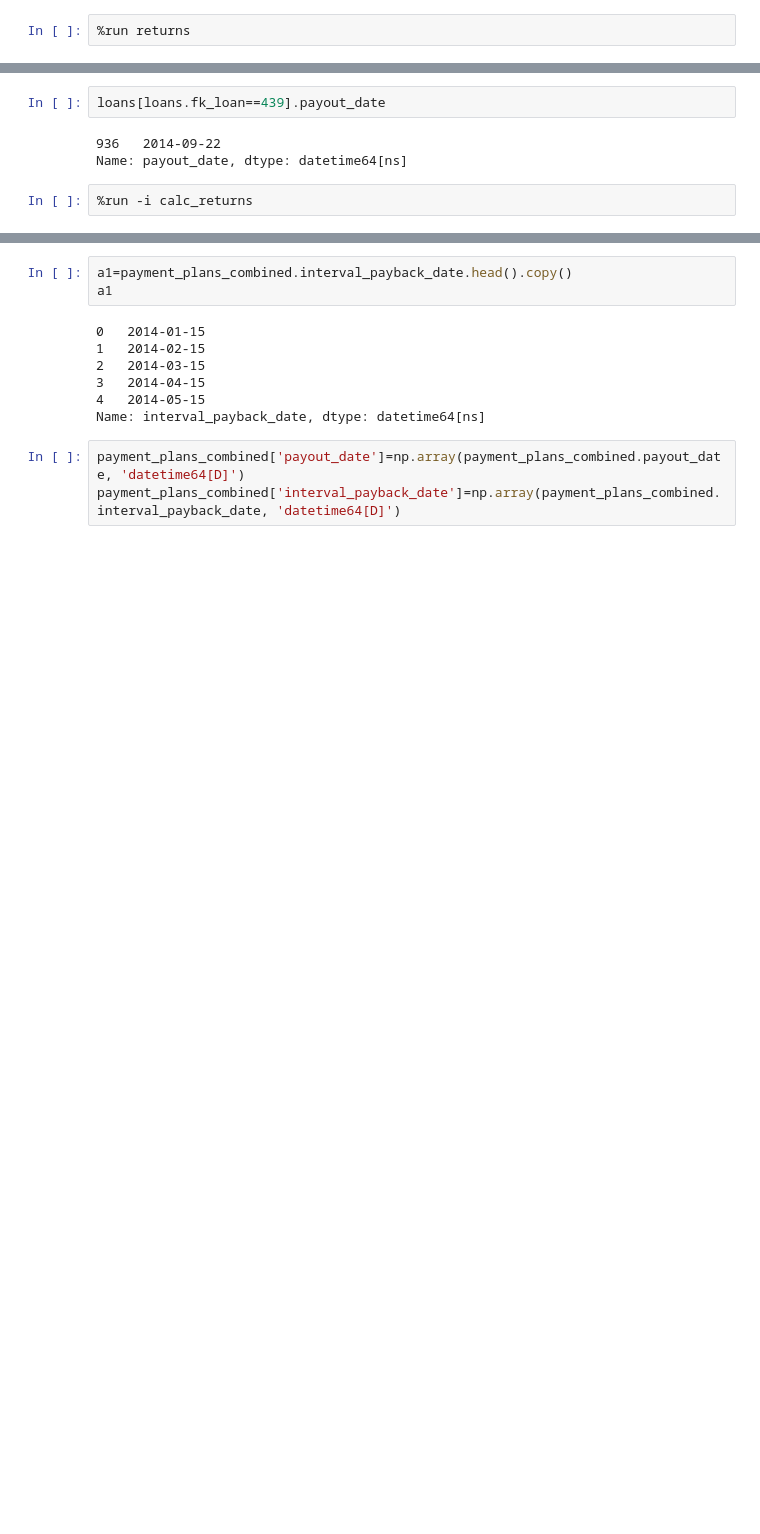
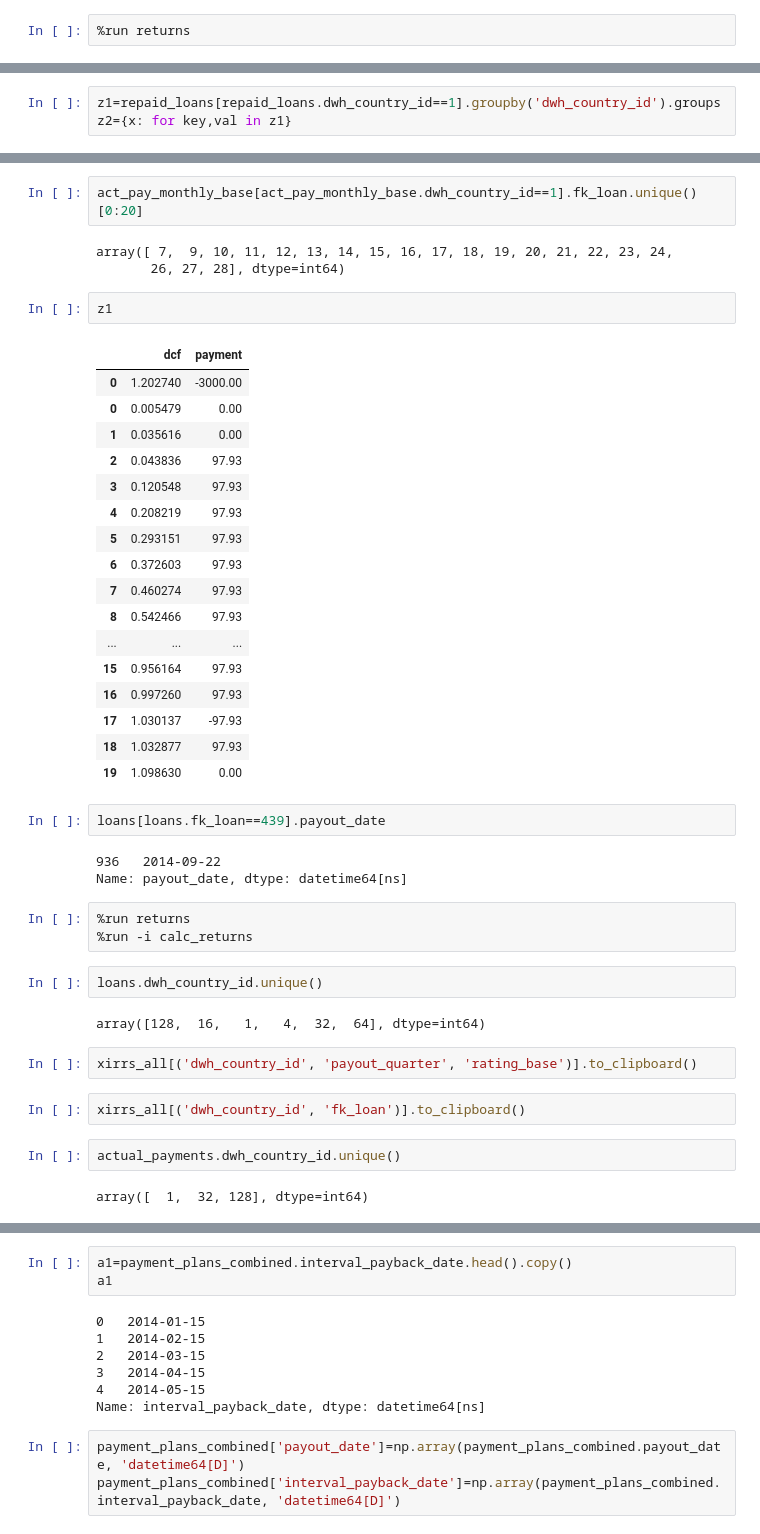
Before and after one commit to seanv507/lendico, a Jupyter notebook: Projects/Returns/src/returns01.ipynb, the cells around one changed output, grey strips where cells are left out. Drawn from its saved outputs; the diff is of its cells as text; blank space fills up the shorter version.

```diff
--- a/Projects/Returns/src/returns01.ipynb
+++ b/Projects/Returns/src/returns01.ipynb
@@ -171,0 +234,3 @@ miss_payments[miss_payments['date_count'].isnull() & (miss_payments['dwh_country
+# %%
+z1=repaid_loans[repaid_loans.dwh_country_id==1].groupby('dwh_country_id').groups
+z2={x: for key,val in z1}
@@ -172,7 +278,45 @@ miss_payments[miss_payments['date_count'].isnull() & (miss_payments['dwh_country
+# %%
+act_pay_monthly_base[act_pay_monthly_base.dwh_country_id==1].fk_loan.unique()[0:20]
+# %% [output]
+array([ 7,  9, 10, 11, 12, 13, 14, 15, 16, 17, 18, 19, 20, 21, 22, 23, 24,
+       26, 27, 28], dtype=int64)
+# %%
+z1
+# %% [output]
+|  | dcf | payment |
+| 0 | 1.202740 | -3000.00 |
+| 0 | 0.005479 | 0.00 |
+| 1 | 0.035616 | 0.00 |
+| 2 | 0.043836 | 97.93 |
+| 3 | 0.120548 | 97.93 |
+| 4 | 0.208219 | 97.93 |
+| 5 | 0.293151 | 97.93 |
+| 6 | 0.372603 | 97.93 |
+| 7 | 0.460274 | 97.93 |
+| 8 | 0.542466 | 97.93 |
+| ... | ... | ... |
+| 15 | 0.956164 | 97.93 |
+| 16 | 0.997260 | 97.93 |
+| 17 | 1.030137 | -97.93 |
+| 18 | 1.032877 | 97.93 |
+| 19 | 1.098630 | 0.00 |
 # %%
 loans[loans.fk_loan==439].payout_date
 # %% [output]
 936   2014-09-22
 Name: payout_date, dtype: datetime64[ns]
 # %%
+%run returns
 %run -i calc_returns
+# %%
+loans.dwh_country_id.unique()
+# %% [output]
+array([128,  16,   1,   4,  32,  64], dtype=int64)
+# %%
+xirrs_all[('dwh_country_id', 'payout_quarter', 'rating_base')].to_clipboard()
+# %%
+xirrs_all[('dwh_country_id', 'fk_loan')].to_clipboard()
+# %%
+actual_payments.dwh_country_id.unique()
+# %% [output]
+array([  1,  32, 128], dtype=int64)
```
Also changed, not shown: parts of 21 cells of this notebook, 2 other files.
